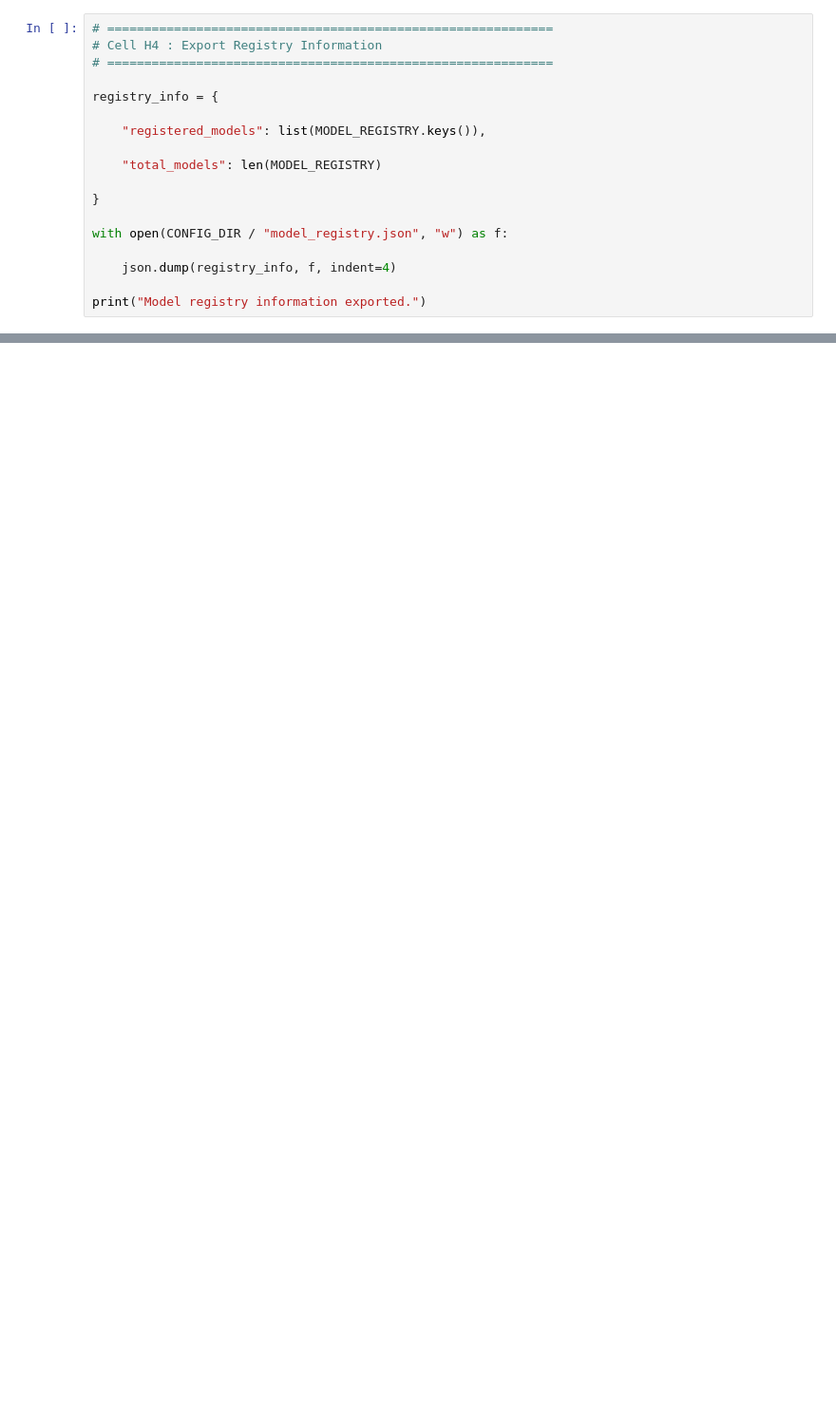
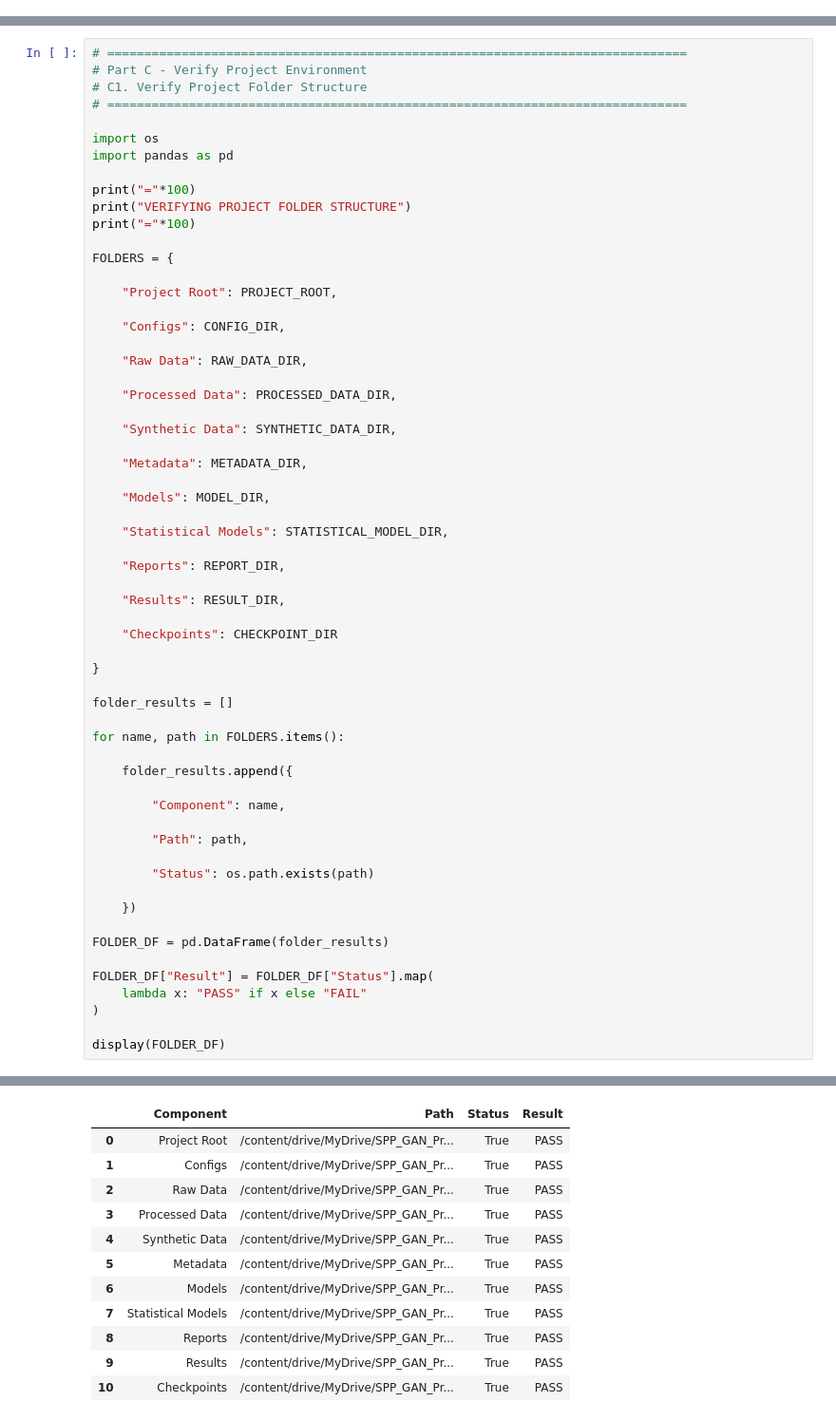
Before and after one commit to amzad-786githumb/Privacy-Preserving-Synthetic-Tabular-Data-Generation-Using-Generative-Adversarial-Networks, a Jupyter notebook: 04_Baseline_Deep_Models.ipynb, the cells around one changed output, grey strips where cells are left out. Shown at 95% size. Saved outputs shown, nothing was run; the diff lists cells and outputs as text; blank space fills up the shorter version.

```diff
--- a/04_Baseline_Deep_Models.ipynb
+++ b/04_Baseline_Deep_Models.ipynb
@@ -1400,18 +2,0 @@ Model registry validation completed.
-# %%
-# ============================================================
-# Cell H4 : Export Registry Information
-# ============================================================
-
-registry_info = {
-
-    "registered_models": list(MODEL_REGISTRY.keys()),
-
-    "total_models": len(MODEL_REGISTRY)
-
-}
-
-with open(CONFIG_DIR / "model_registry.json", "w") as f:
-
-    json.dump(registry_info, f, indent=4)
-
-print("Model registry information exported.")
@@ -1804,0 +932,61 @@ Notebook 04 COMPLETED SUCCESSFULLY
+# %%
+# ==============================================================================
+# Part C - Verify Project Environment
+# C1. Verify Project Folder Structure
+# ==============================================================================
+
+import os
+import pandas as pd
+
+print("="*100)
+print("VERIFYING PROJECT FOLDER STRUCTURE")
+print("="*100)
+
+FOLDERS = {
+
+    "Project Root": PROJECT_ROOT,
+
+    "Configs": CONFIG_DIR,
+
+    "Raw Data": RAW_DATA_DIR,
+
+    "Processed Data": PROCESSED_DATA_DIR,
+
+    "Synthetic Data": SYNTHETIC_DATA_DIR,
+
+    "Metadata": METADATA_DIR,
+
+    "Models": MODEL_DIR,
+
+    "Statistical Models": STATISTICAL_MODEL_DIR,
+
+    "Reports": REPORT_DIR,
+
+    "Results": RESULT_DIR,
+
+    "Checkpoints": CHECKPOINT_DIR
+
+}
+
+folder_results = []
+
+for name, path in FOLDERS.items():
+
+    folder_results.append({
+
+        "Component": name,
+
+        "Path": path,
+
+        "Status": os.path.exists(path)
+
+    })
+
+FOLDER_DF = pd.DataFrame(folder_results)
+
+FOLDER_DF["Result"] = FOLDER_DF["Status"].map(
+    lambda x: "PASS" if x else "FAIL"
+)
+
+display(FOLDER_DF)
+# %% [output]
@@ -1804,0 +996,12 @@ Notebook 04 COMPLETED SUCCESSFULLY
+|  | Component | Path | Status | Result |
+| 0 | Project Root | /content/drive/MyDrive/SPP_GAN_Pr... | True | PASS |
+| 1 | Configs | /content/drive/MyDrive/SPP_GAN_Pr... | True | PASS |
+| 2 | Raw Data | /content/drive/MyDrive/SPP_GAN_Pr... | True | PASS |
+| 3 | Processed Data | /content/drive/MyDrive/SPP_GAN_Pr... | True | PASS |
+| 4 | Synthetic Data | /content/drive/MyDrive/SPP_GAN_Pr... | True | PASS |
+| 5 | Metadata | /content/drive/MyDrive/SPP_GAN_Pr... | True | PASS |
+| 6 | Models | /content/drive/MyDrive/SPP_GAN_Pr... | True | PASS |
+| 7 | Statistical Models | /content/drive/MyDrive/SPP_GAN_Pr... | True | PASS |
+| 8 | Reports | /content/drive/MyDrive/SPP_GAN_Pr... | True | PASS |
+| 9 | Results | /content/drive/MyDrive/SPP_GAN_Pr... | True | PASS |
+| 10 | Checkpoints | /content/drive/MyDrive/SPP_GAN_Pr... | True | PASS |
```
Also changed, not shown: parts of 105 cells of this notebook.
